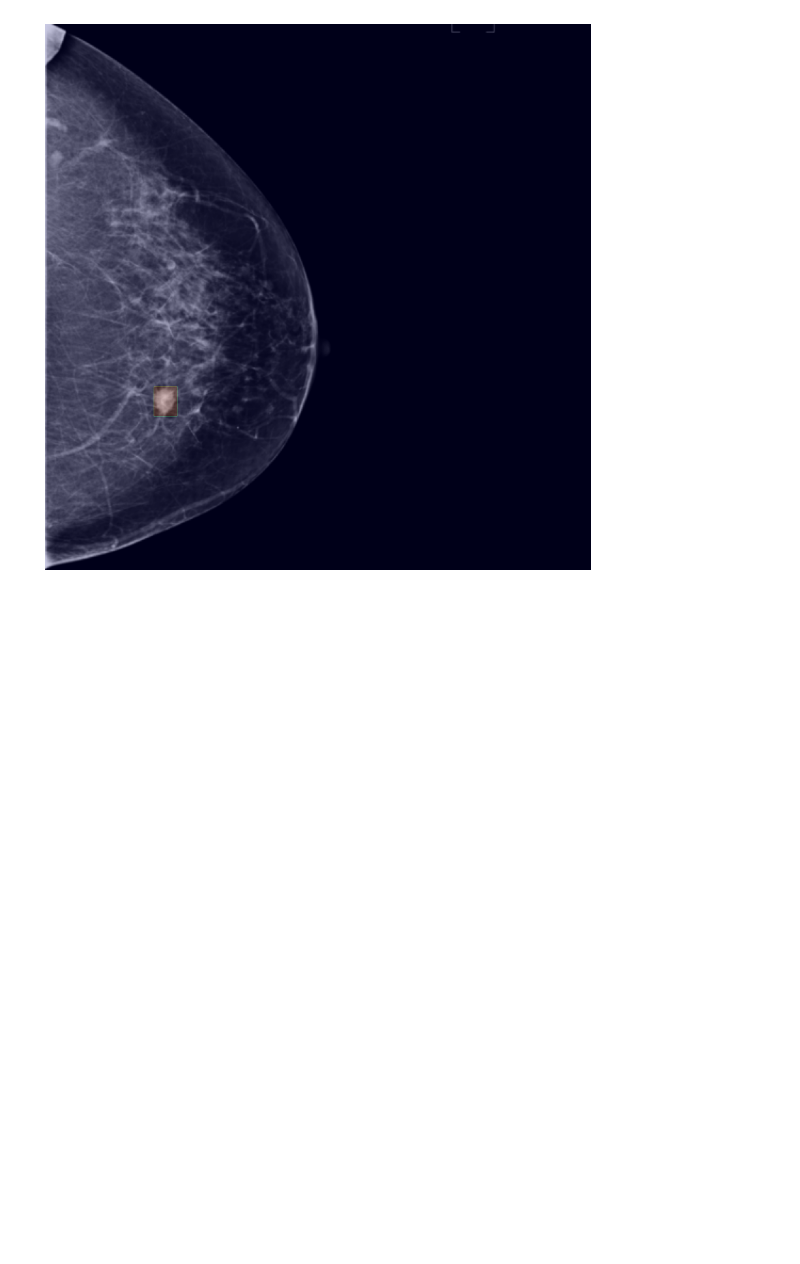
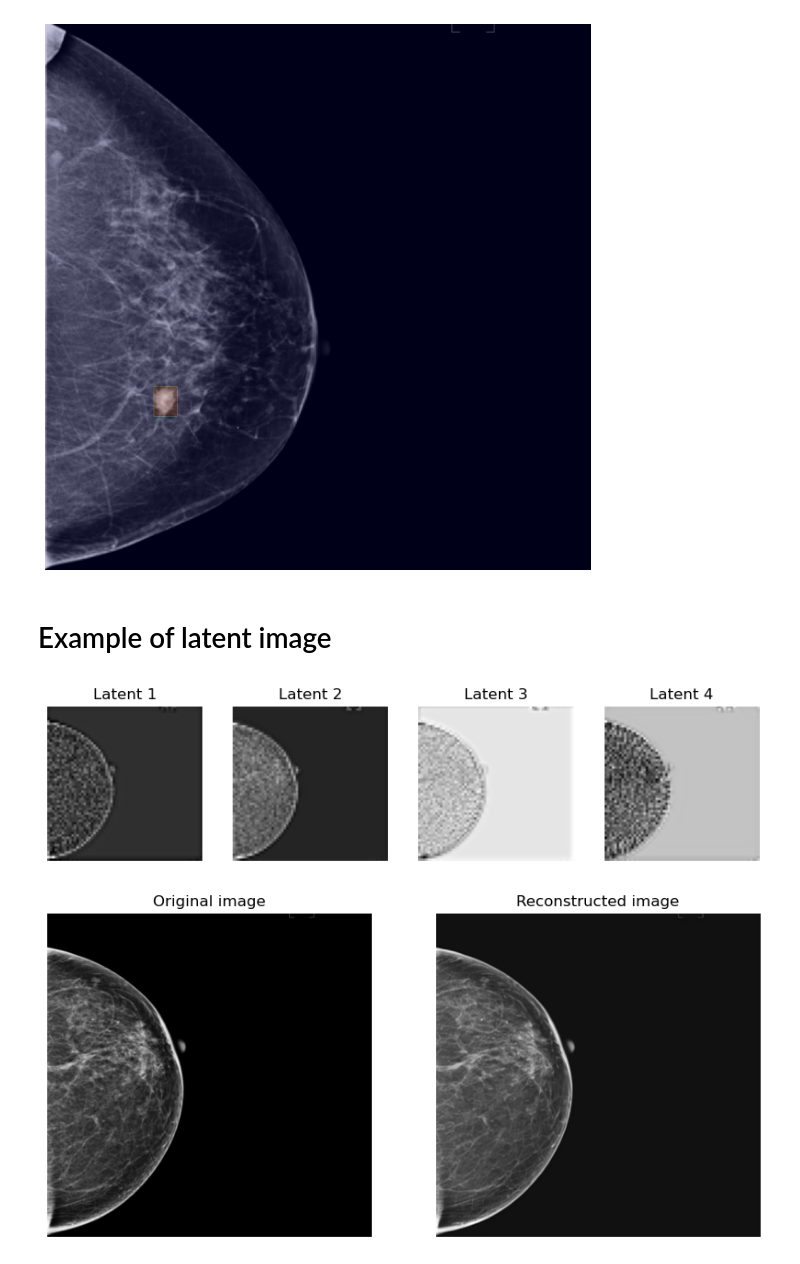
Before and after one commit to Likalto4/diffusion-models_master, a Jupyter notebook: dataset_analysis/figures_thesis.ipynb, the cells around one changed output. Cells and saved outputs as stored; diff of their text form; code cells hidden in the pictures; blank space fills up the shorter version.

```diff
--- a/dataset_analysis/figures_thesis.ipynb
+++ b/dataset_analysis/figures_thesis.ipynb
@@ -103,3 +109,50 @@ plt.axis('off')
 # %% [output]
 (-0.5, 511.5, 511.5, -0.5)
 [figure]
+# %% [markdown]
+# Example of latent image
+# %%
+# first we read an example of the latent images
+latent_dir = repo_path / 'data/images/breast10p_latents'
+image_dir = repo_path / 'data/images/breast10p_RGB'
+
+# load the vae
+vae=AutoencoderKL.from_pretrained('runwayml/stable-diffusion-v1-5', subfolder="vae", revision='fp16')# send vae to gpu
+vae.requires_grad_(False)
+vae.cuda()
+
+# get the name of only the files with pt formal
+latent_files = [name for name in os.listdir(latent_dir) if name.endswith('.pt')]
+# example
+latent_file = latent_files[1]
+latent_name = Path(latent_file).stem
+# read pt file
+latent = torch.load(latent_dir / latent_file)
+# load analogous imae
+image = Image.open(image_dir / f'{latent_name}.png')
+
+# show the 4 latents
+fig, axs = plt.subplots(1,4, figsize=(10,10))
+for i, ax in enumerate(axs):
+    ax.imshow(latent[i], cmap='gray')
+    ax.axis('off')
+    ax.set_title(f'Latent {i+1}')
+
+# decode
+pixels = latent.unsqueeze(0) / vae.config.scaling_factor
+pixels = pixels.cuda()
+# get orignal image
+pixels = vae.decode(pixels).sample
+pixels = pixels.cpu().detach().numpy()
+# plot original image
+fig, axs = plt.subplots(1,2, figsize=(10,10))
+axs[0].imshow(image, cmap='gray')
+axs[0].set_title('Original image')
+axs[1].imshow(pixels[0][0], cmap='gray')
+axs[1].set_title('Reconstructed image')
+# remove axis
+for ax in axs:
+    ax.axis('off')
+# %% [output]
+[figure, added]
+[figure, added]
```
Also changed, not shown: parts of 2 cells of this notebook, 3 other files.
